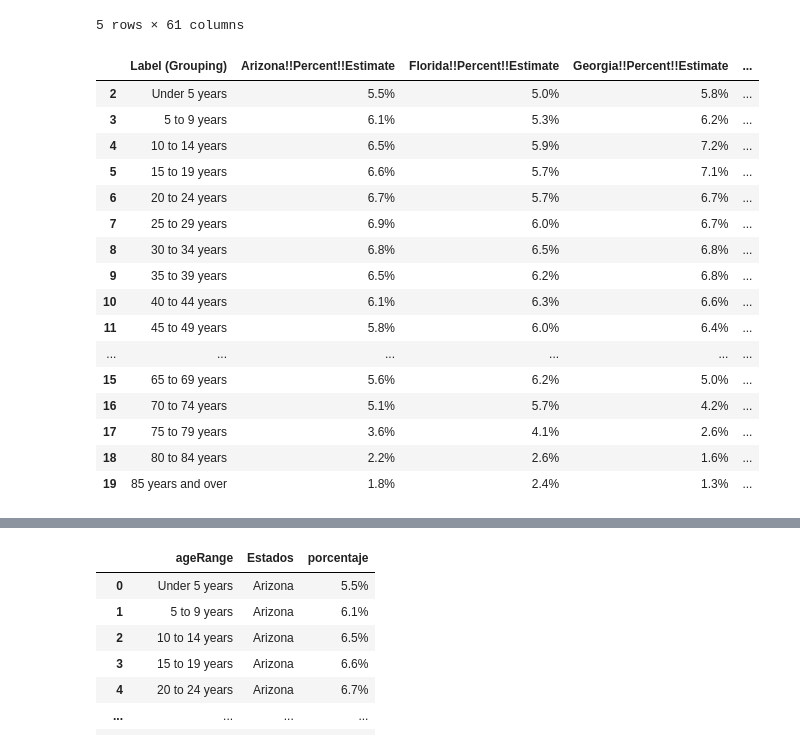
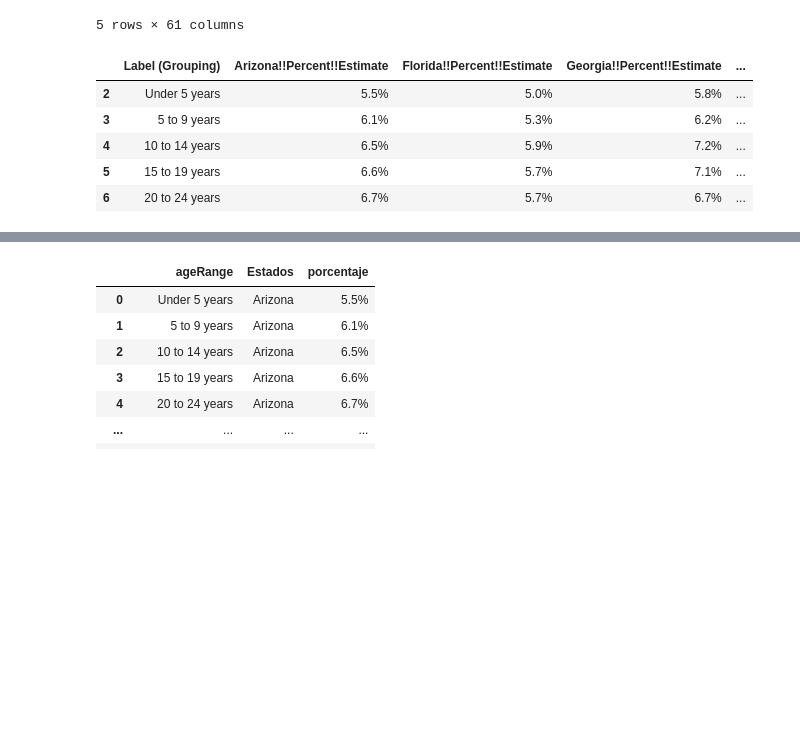
Before and after one commit to CarlosAlvarado-git/Proyecto_Final_BI, a Jupyter notebook: DataPreparation.ipynb, the cells around one changed output, grey strips where cells are left out. Saved outputs shown, nothing was run; the diff lists cells and outputs as text; code cells hidden in the pictures; blank space fills up the shorter version.

```diff
--- a/DataPreparation.ipynb
+++ b/DataPreparation.ipynb
@@ -411,30 +448,19 @@ age.head()
 # %%
 cont = 0
 pasos = 2
 age_data = age.iloc[2:20,[0]]
 for cont in range(10):
     age_data.insert(cont+1, age.columns[pasos], age.iloc[2:20,[pasos]], True)
     pasos += 6
     cont += 1
-age_data
+age_data.head()
 # %% [output]
 |  | Label (Grouping) | Arizona!!Percent!!Estimate | Florida!!Percent!!Estimate | Georgia!!Percent!!Estimate | ... |
 | 2 | Under 5 years | 5.5% | 5.0% | 5.8% | ... |
 | 3 | 5 to 9 years | 6.1% | 5.3% | 6.2% | ... |
 | 4 | 10 to 14 years | 6.5% | 5.9% | 7.2% | ... |
 | 5 | 15 to 19 years | 6.6% | 5.7% | 7.1% | ... |
 | 6 | 20 to 24 years | 6.7% | 5.7% | 6.7% | ... |
-| 7 | 25 to 29 years | 6.9% | 6.0% | 6.7% | ... |
-| 8 | 30 to 34 years | 6.8% | 6.5% | 6.8% | ... |
-| 9 | 35 to 39 years | 6.5% | 6.2% | 6.8% | ... |
-| 10 | 40 to 44 years | 6.1% | 6.3% | 6.6% | ... |
-| 11 | 45 to 49 years | 5.8% | 6.0% | 6.4% | ... |
-| ... | ... | ... | ... | ... | ... |
-| 15 | 65 to 69 years | 5.6% | 6.2% | 5.0% | ... |
-| 16 | 70 to 74 years | 5.1% | 5.7% | 4.2% | ... |
-| 17 | 75 to 79 years | 3.6% | 4.1% | 2.6% | ... |
-| 18 | 80 to 84 years | 2.2% | 2.6% | 1.6% | ... |
-| 19 | 85 years and over | 1.8% | 2.4% | 1.3% | ... |
 # %%
 def vector_states(data):
     States = []
```
Also changed, not shown: parts of 27 cells of this notebook.
